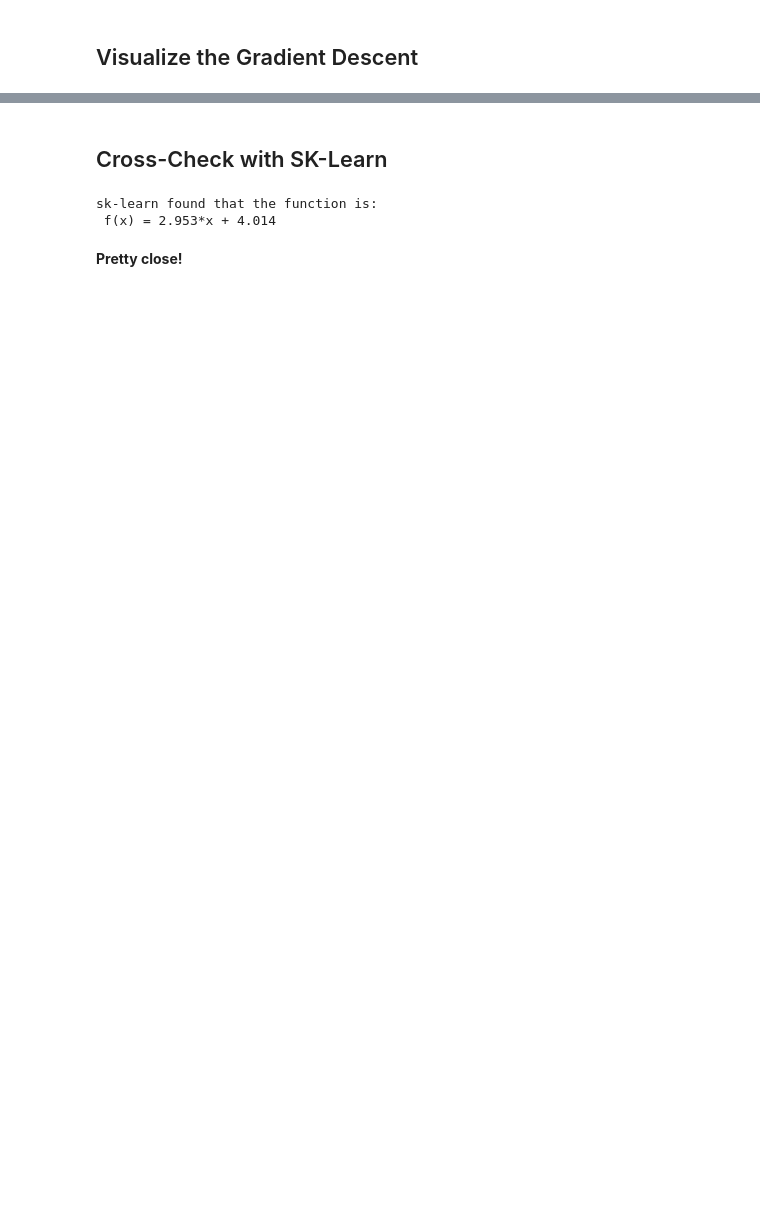
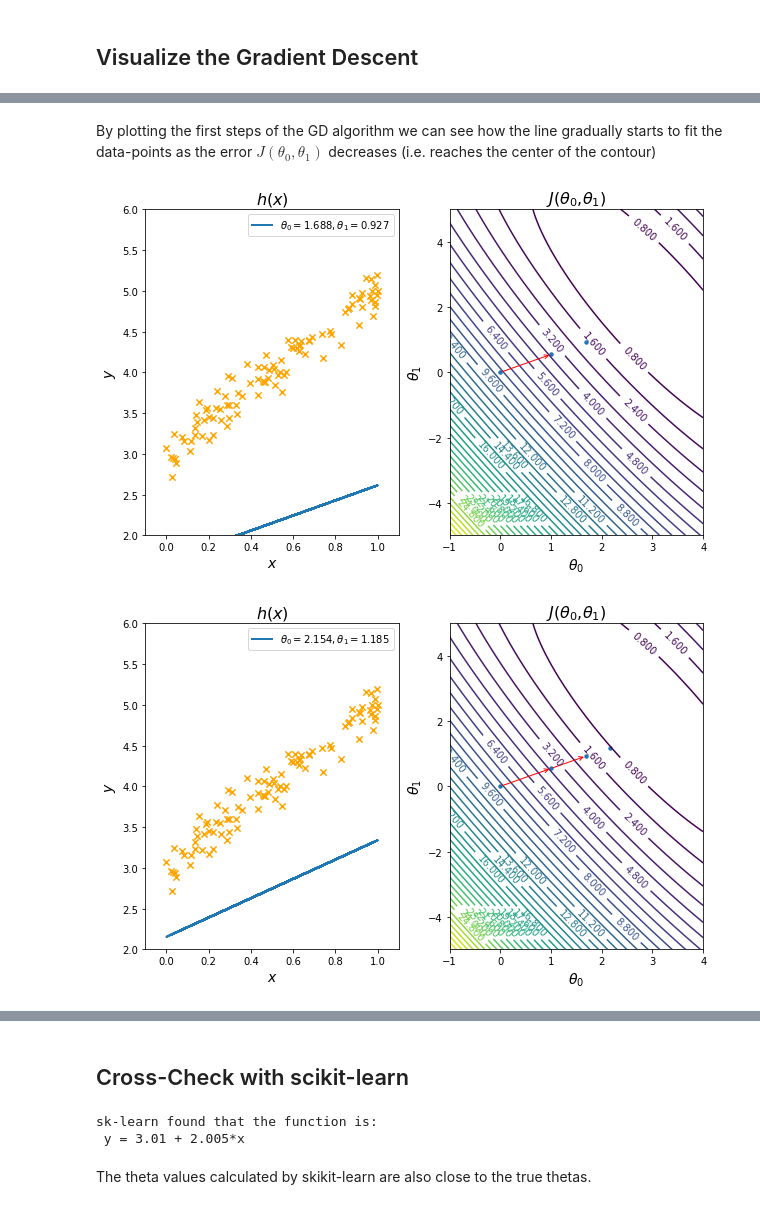
Before and after one commit to AchilleasKn/GradientDescent, a Jupyter notebook: GradientDescent.ipynb, the cells around one changed output, grey strips where cells are left out. Cells and saved outputs as stored; diff of their text form; code cells hidden in the pictures; blank space fills up the shorter version.

```diff
--- a/GradientDescent.ipynb
+++ b/GradientDescent.ipynb
@@ -218,0 +301,9 @@ for i in range(1,40,2):
+# %% [markdown]
+By plotting the first steps of the GD algorithm we can see how the line gradually starts to fit the data-points as the error $J(\theta_0, \theta_1)$ decreases (i.e. reaches the center of the contour)
+# %%
+# plot the 2nd, 3rd, 6th ,30th, 99th GD step
+for i in (2,3,6,30,99):
+    lr_plot(i)
+# %% [output]
+[figure, added]
+[figure, added]
@@ -219,13 +313,13 @@ for i in range(1,40,2):
 # %% [markdown]
-## Cross-Check with SK-Learn
+## Cross-Check with scikit-learn
 # %%
 from sklearn import linear_model
 reg = linear_model.LinearRegression()
 reg.fit (X.reshape(-1, 1),y.reshape(-1, 1))
-print("sk-learn found that the function is:\n f(x) = {}*x + {}".format(round(reg.coef_[0][0],3), round(reg.intercept_[0],3)))
-#pretty Close!
+print("sk-learn found that the function is:\n y = {} + {}*x".format(round(reg.intercept_[0],3),
+                                                                    round(reg.coef_[0][0],3)))
 # %% [output]
 sk-learn found that the function is:
- f(x) = 2.953*x + 4.014
+ y = 3.01 + 2.005*x
-# %% [markdown]
-**Pretty close!**
+# %% [markdown]
+The theta values calculated by skikit-learn are also close to the true thetas.
```
Also changed, not shown: parts of 55 cells of this notebook, 1 other file.
